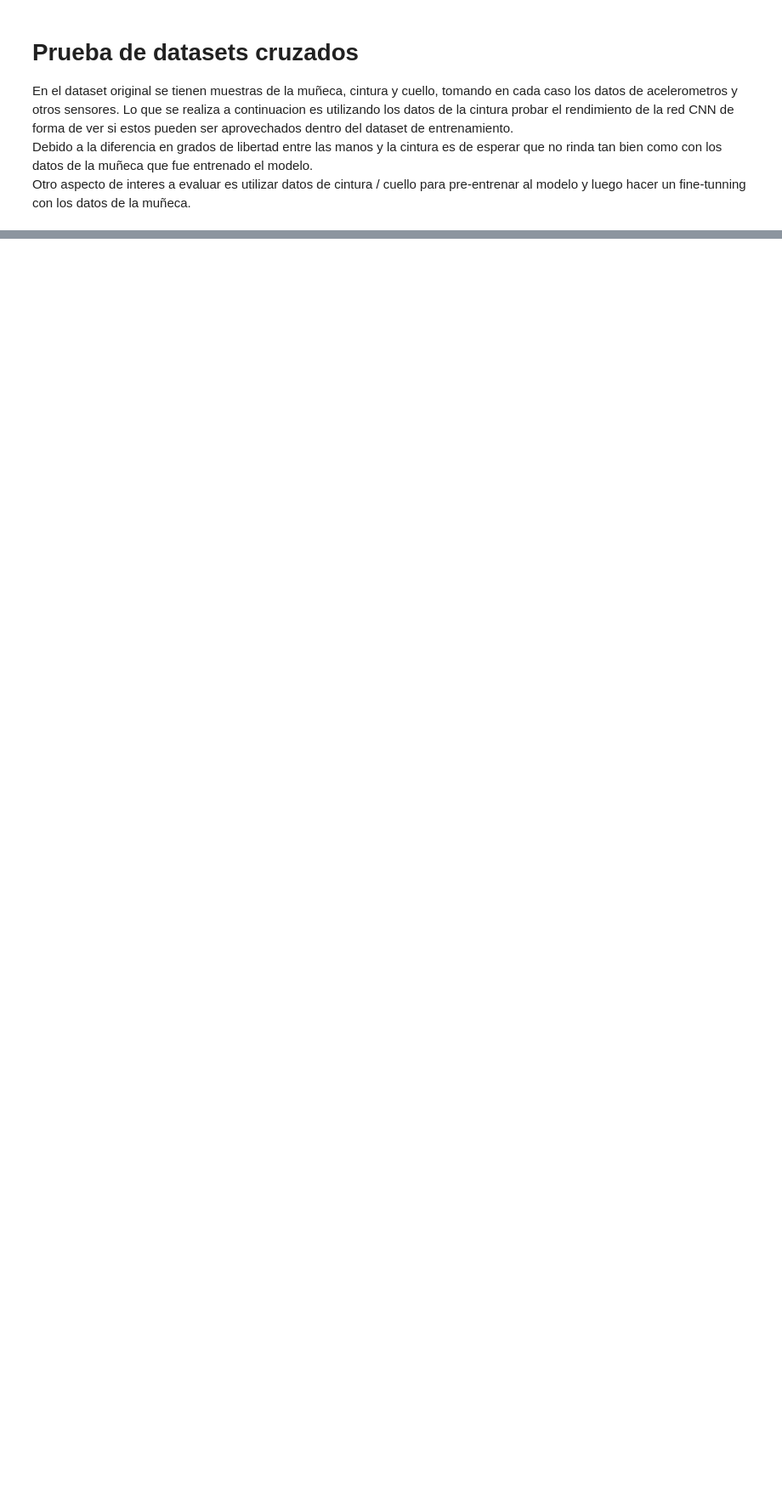
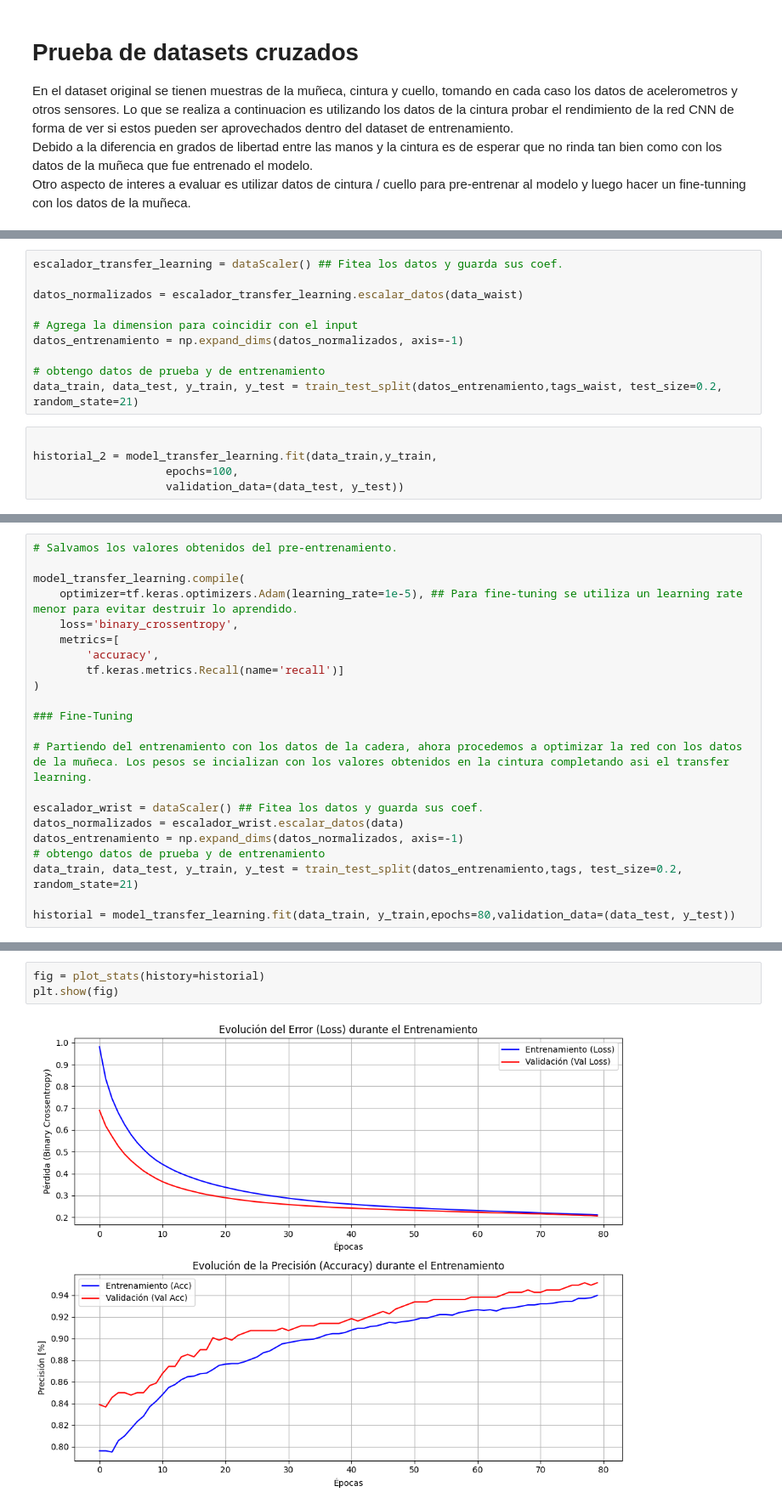
Before and after one commit to guidoglorioso/Fall_detection, a Jupyter notebook: CNN.ipynb, the cells around one changed output, grey strips where cells are left out. Shown at 85% size. Saved outputs shown, nothing was run; the diff lists cells and outputs as text; blank space fills up the shorter version.

```diff
--- a/CNN.ipynb
+++ b/CNN.ipynb
@@ -348,0 +303,15 @@ Real CAÍDA:       170                 296
+# %%
+escalador_transfer_learning = dataScaler() ## Fitea los datos y guarda sus coef.
+
+datos_normalizados = escalador_transfer_learning.escalar_datos(data_waist)
+
+# Agrega la dimension para coincidir con el input
+datos_entrenamiento = np.expand_dims(datos_normalizados, axis=-1)
+
+# obtengo datos de prueba y de entrenamiento
+data_train, data_test, y_train, y_test = train_test_split(datos_entrenamiento,tags_waist, test_size=0.2, random_state=21)
+# %%
+
+historial_2 = model_transfer_learning.fit(data_train,y_train,
+                    epochs=100,
+                    validation_data=(data_test, y_test))
@@ -348,0 +377,22 @@ Real CAÍDA:       170                 296
+# %%
+# Salvamos los valores obtenidos del pre-entrenamiento.
+
+model_transfer_learning.compile(
+    optimizer=tf.keras.optimizers.Adam(learning_rate=1e-5), ## Para fine-tuning se utiliza un learning rate menor para evitar destruir lo aprendido.
+    loss='binary_crossentropy',
+    metrics=[
+        'accuracy',
+        tf.keras.metrics.Recall(name='recall')]
+)
+
+### Fine-Tuning
+
+# Partiendo del entrenamiento con los datos de la cadera, ahora procedemos a optimizar la red con los datos de la muñeca. Los pesos se incializan con los valores obtenidos en la cintura completando asi el transfer learning.
+
+escalador_wrist = dataScaler() ## Fitea los datos y guarda sus coef.
+datos_normalizados = escalador_wrist.escalar_datos(data)
+datos_entrenamiento = np.expand_dims(datos_normalizados, axis=-1)
+# obtengo datos de prueba y de entrenamiento
+data_train, data_test, y_train, y_test = train_test_split(datos_entrenamiento,tags, test_size=0.2, random_state=21)
+
+historial = model_transfer_learning.fit(data_train, y_train,epochs=80,validation_data=(data_test, y_test))
@@ -348,0 +417,5 @@ Real CAÍDA:       170                 296
+# %%
+fig = plot_stats(history=historial)
+plt.show(fig)
+# %% [output]
+[figure, added]
```
Also changed, not shown: parts of 27 cells of this notebook, 7 other files.
